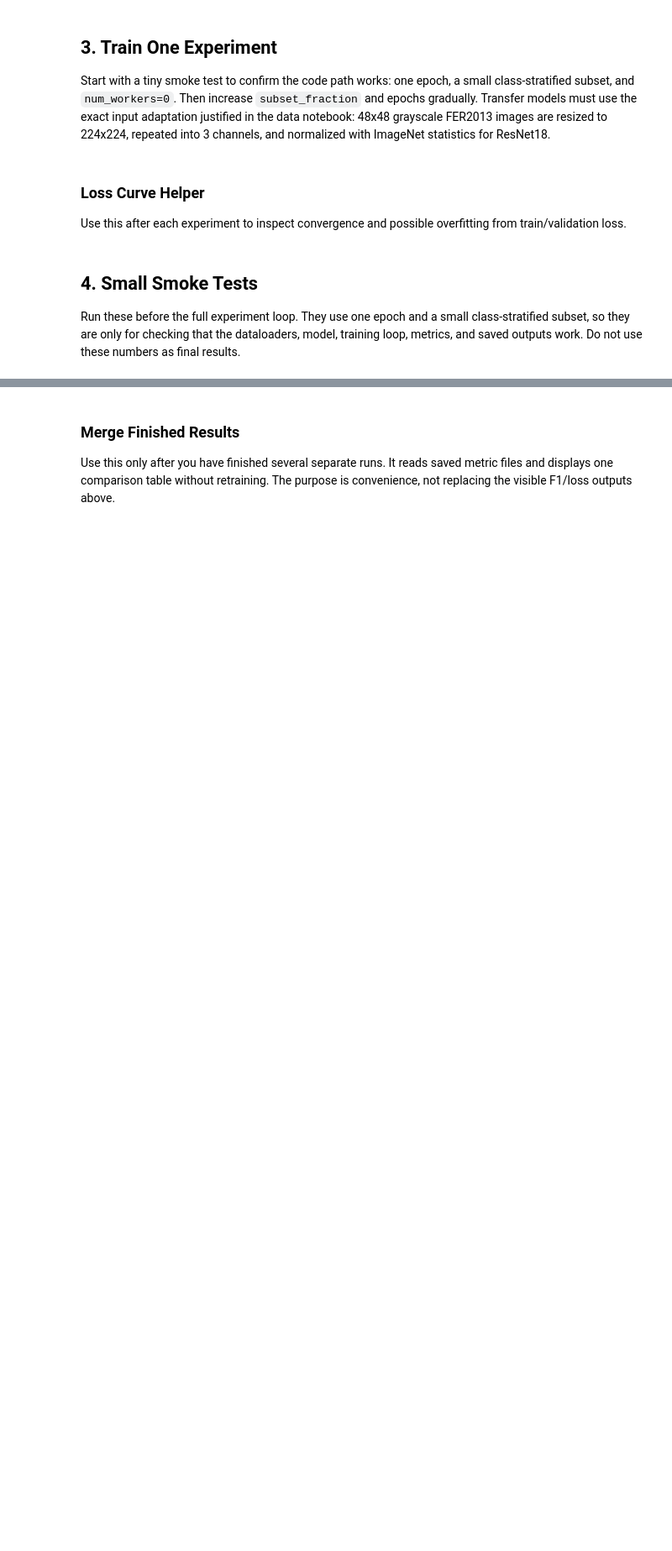
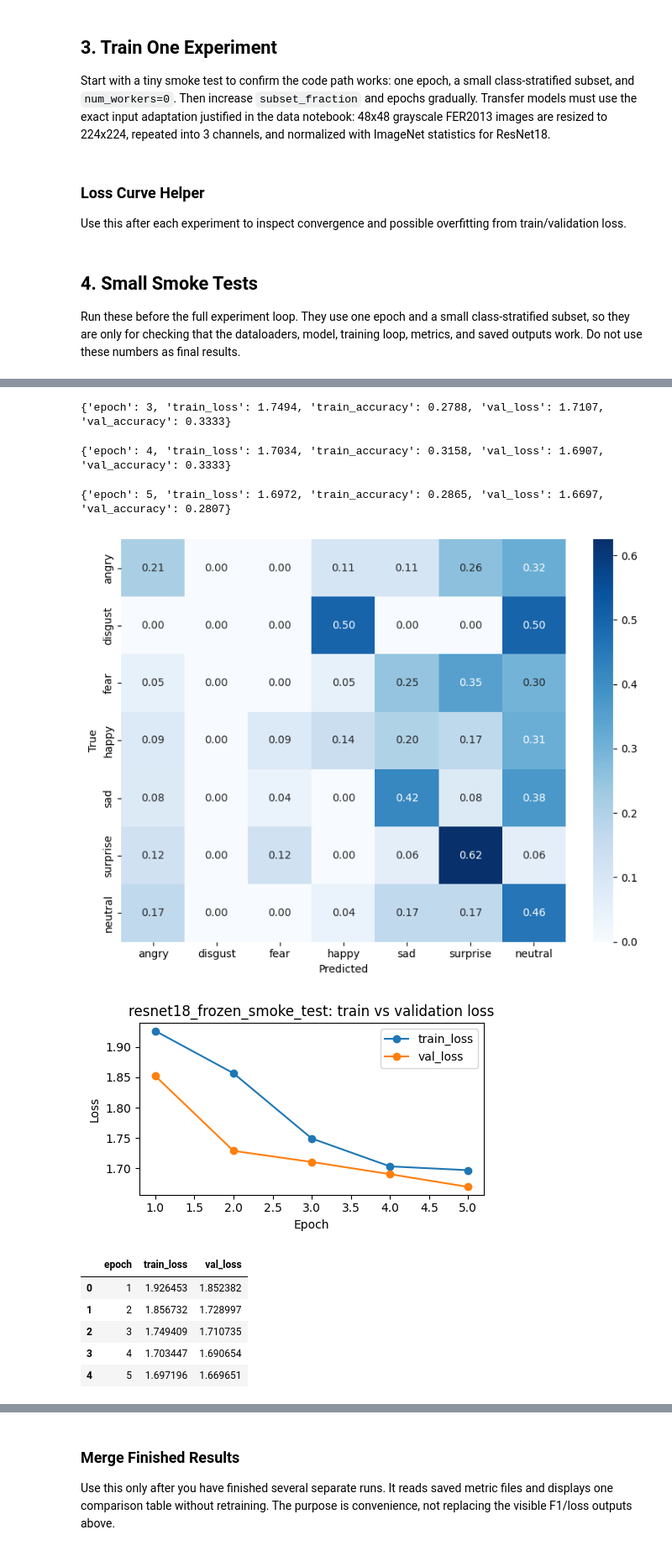
Before and after one commit to zsykk/DL-final-project, a Jupyter notebook: notebooks/02_train_experiments.ipynb, the cells around one changed output, grey strips where cells are left out. Shown at 84% size. Drawn from its saved outputs; the diff is of its cells as text; code cells hidden in the pictures; blank space fills up the shorter version.

```diff
--- a/notebooks/02_train_experiments.ipynb
+++ b/notebooks/02_train_experiments.ipynb
@@ -276,7 +332,7 @@ display(confusions)
 # %%
 # Fast transfer-learning smoke test.
 # Uses a tiny subset because ResNet18 resizes FER2013 images to 224x224.
-transfer_smoke_config = {**CORE_EXPERIMENTS[2], 'epochs': 1}
+transfer_smoke_config = {**CORE_EXPERIMENTS[2], 'epochs': 5}
 history, report, confusions = run_experiment(
     transfer_smoke_config,
     batch_size=16,
@@ -287,3 +343,4 @@ plot_loss_curve(history, 'resnet18_frozen_smoke_test: train vs validation loss')
 display(history[['epoch', 'train_loss', 'val_loss']])
 display(report.loc[['macro avg', 'weighted avg']])
 display(confusions)
+# %% [output]
@@ -289,0 +349,11 @@ display(confusions)
+{'epoch': 3, 'train_loss': 1.7494, 'train_accuracy': 0.2788, 'val_loss': 1.7107, 'val_accuracy': 0.3333}
+{'epoch': 4, 'train_loss': 1.7034, 'train_accuracy': 0.3158, 'val_loss': 1.6907, 'val_accuracy': 0.3333}
+{'epoch': 5, 'train_loss': 1.6972, 'train_accuracy': 0.2865, 'val_loss': 1.6697, 'val_accuracy': 0.2807}
+[figure, added]
+[figure, added]
+|  | epoch | train_loss | val_loss |
+| 0 | 1 | 1.926453 | 1.852382 |
+| 1 | 2 | 1.856732 | 1.728997 |
+| 2 | 3 | 1.749409 | 1.710735 |
+| 3 | 4 | 1.703447 | 1.690654 |
+| 4 | 5 | 1.697196 | 1.669651 |
```
Also changed, not shown: parts of 21 cells of this notebook, 4 other files.
